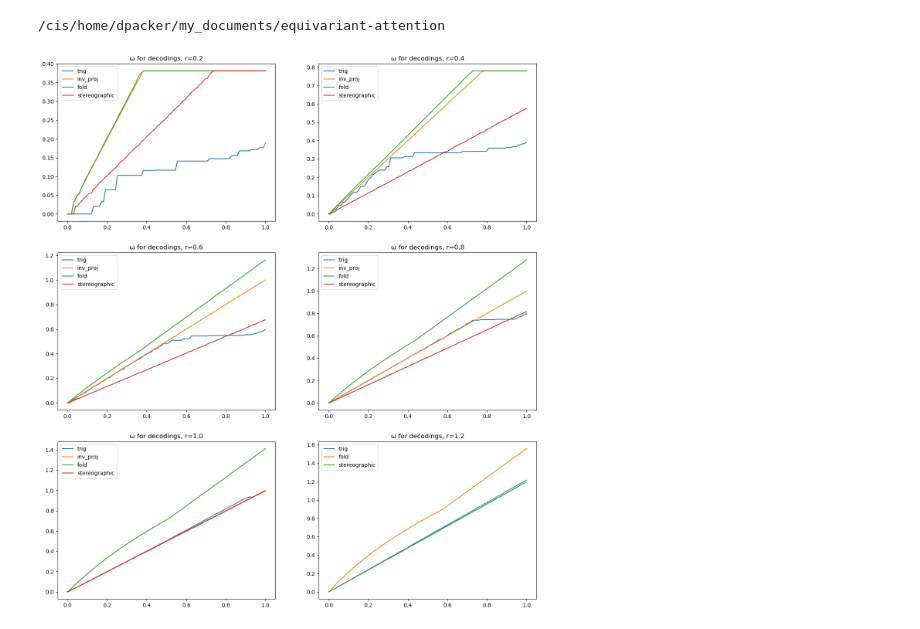
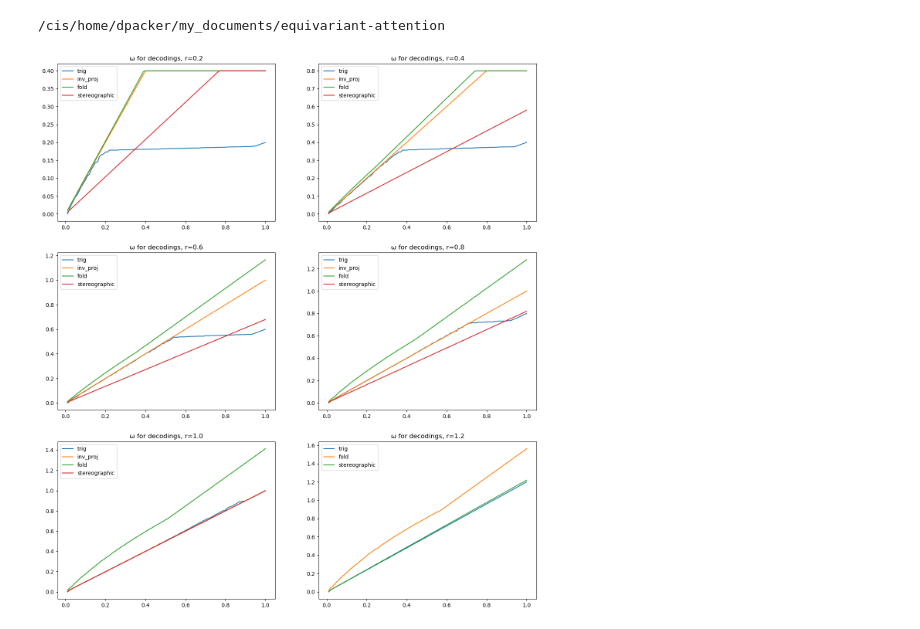
Before and after one commit to Daniel-Packer/equivariant-attention, a Jupyter notebook: notebooks/encoding_moduli_of_continuity.ipynb, the cells around one changed output. Cells and saved outputs as stored; diff of their text form; code cells hidden in the pictures.

```diff
--- a/notebooks/encoding_moduli_of_continuity.ipynb
+++ b/notebooks/encoding_moduli_of_continuity.ipynb
@@ -16,37 +16,36 @@ rng = jax.random.PRNGKey(seed=1)
 rngs = jax.random.split(rng, 10)
 
 pairwise_dists = lambda X : jnp.linalg.norm(X[:, None, :] - X[None, :, :], axis = -1)
-omega = jax.jit(lambda delta, orig_dists, enc_dists : jnp.max(orig_dists * (enc_dists <= delta)))
+omega = jax.jit(lambda delta, orig_dists, enc_dists : jnp.max(orig_dists * (enc_dists <= delta), initial = 0.))
 batched_omega = jax.vmap(omega, in_axes=(0, None, None))
 
 def plot_omega(domain: jnp.ndarray, method: str, ax: axes.Axes):
   encoded_domain = positional_encodings.positional_encoding(domain, method = method)
   original_distances = pairwise_dists(domain)
   encoded_distances = pairwise_dists(encoded_domain)
-  deltas = jnp.linspace(0, 1, num = 100)
+  deltas = jnp.linspace(0.01, 1, num = 100)
   omega_values = batched_omega(deltas, original_distances, encoded_distances)
   ax.plot(deltas, omega_values, label = method)
 # %%
 methods = ["trig", "inv_proj", "fold", "stereographic"]
 large_r_methods = ["trig", "fold", "stereographic"]
 rs = [0.2, 0.4, 0.6, 0.8, 1.0, 1.2]
-n_samples = 20_000
-d = 3
+n_samples = 10_000
+d = 4
 
 n_cols = 2
 n_rows = int(jnp.ceil(len(rs) / n_cols))
 fig, axs = plt.subplots(n_rows, n_cols, figsize=(8 * n_cols, 6 * n_rows))
 axs = axs.flatten()
 
 for i, r in enumerate(rs):
-  X = jax.random.normal(key=rngs[0], shape=(n_samples, d))
-  X_ball = X[jnp.linalg.norm(X, axis = -1) <= r]
+  X_ball = positional_encodings.uniform_ball_samples(rngs[4], n_samples, d, r)
   methods_to_plot = methods if r <= 1.0 else large_r_methods
   for method in methods_to_plot:
     plot_omega(X_ball, method, axs[i])
 
   axs[i].set(title = f"\u03c9 for decodings, r={r}")
   axs[i].legend()
 plt.show()
 # %% [output]
-[figure, old version]
+[figure, new version]
```
Also changed, not shown: 1 other file.
